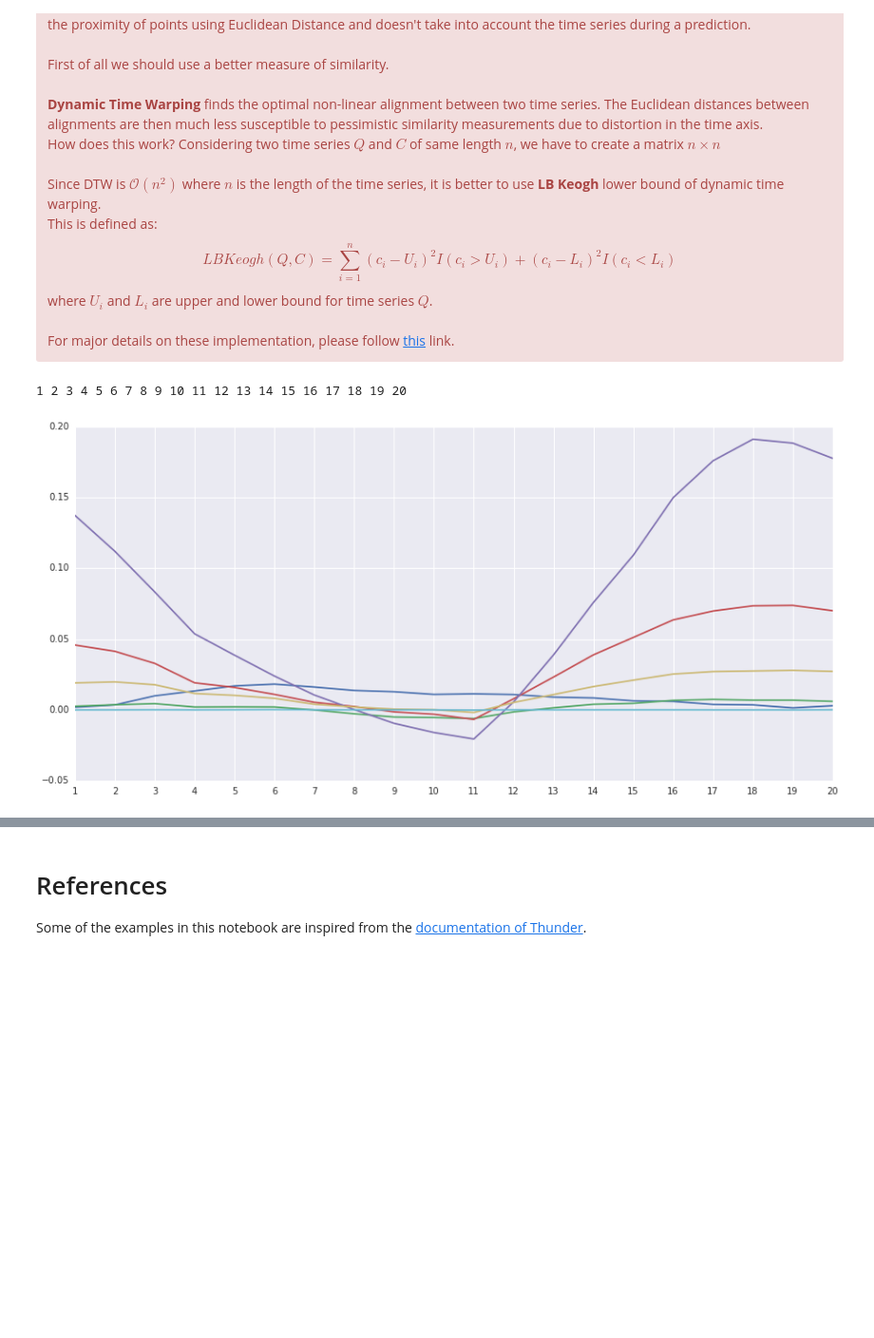
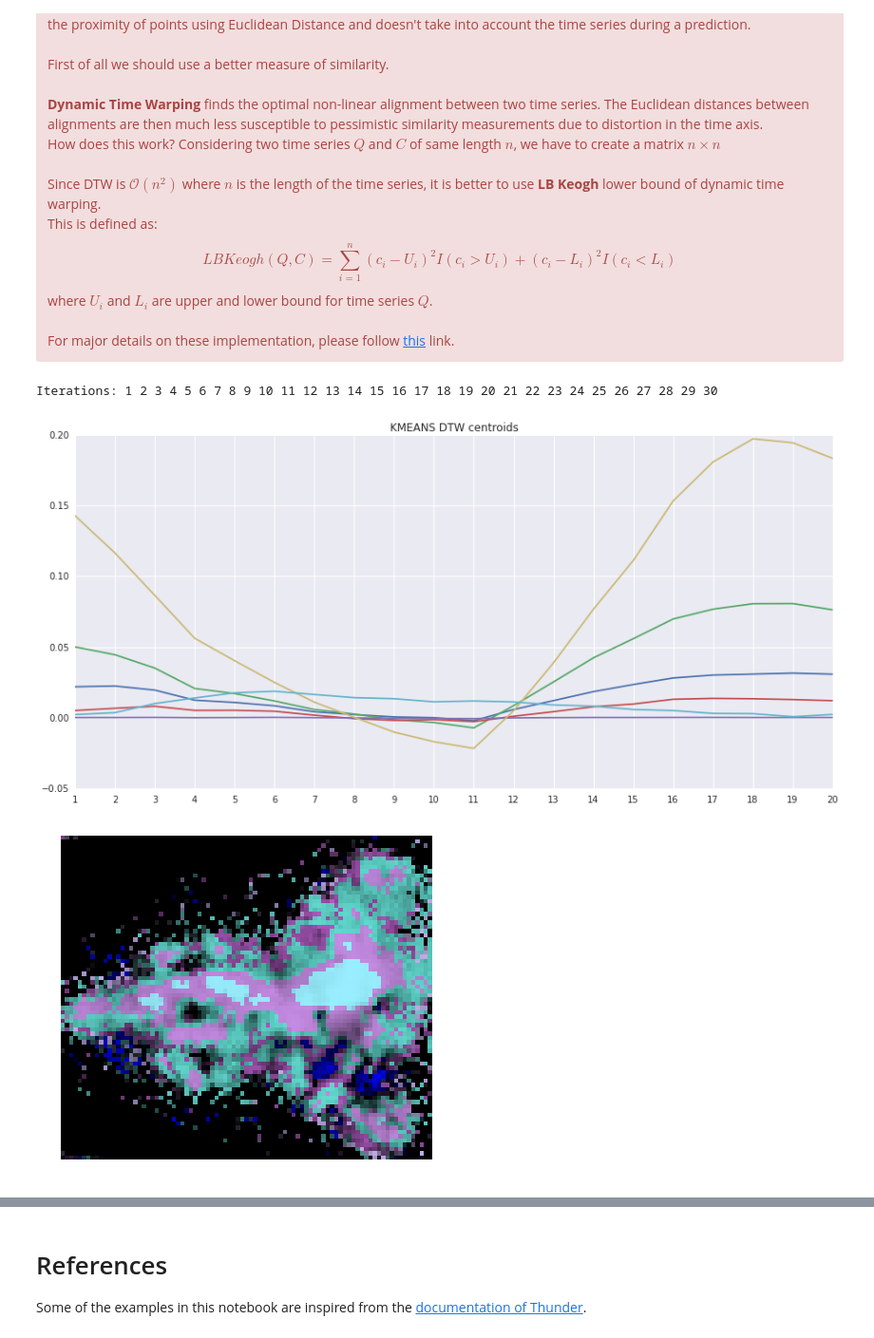
Before and after one commit to alegaballo/AML, a Jupyter notebook: [Lecture 11+12] Analyzing Neuroimaging Data with PySpark and Thunder.ipynb, the cells around one changed output, grey strips where cells are left out. Shown at 95% size. Saved outputs shown, nothing was run; the diff lists cells and outputs as text; code cells hidden in the pictures; blank space fills up the shorter version.

```diff
--- a/[Lecture 11+12] Analyzing Neuroimaging Data with PySpark and Thunder.ipynb
+++ b/[Lecture 11+12] Analyzing Neuroimaging Data with PySpark and Thunder.ipynb
@@ -1574,10 +1584,2 @@ def predict_time(centroids, x, w=5):
 # %%
 training_data = data.tordd().map(lambda x: np.array(x[1])).collect()
-# %%
-centroids = k_means_clust(training_data, 6, 20)
-# %% [output]
-1 2 3 4 5 6 7 8 9 10 11 12 13 14 15 16 17 18 19 20
-# %%
-plot_voxels(np.array(centroids).T)
-# %% [output]
-[figure, removed]
@@ -1585,0 +1586,13 @@ predictions = [predict_time(centroids, v) for v in training_data]
+# %%
+dtw_model = KMeansDTW().train(training_data, 6)
+dtw_imgs = []
+# %% [output]
+Iterations: 1 2 3 4 5 6 7 8 9 10 11 12 13 14 15 16 17 18 19 20 21 22 23 24 25 26 27 28 29 30
+# %%
+plot_voxels(dtw_model.centroids.T, title="KMEANS DTW centroids")
+predictions = np.reshape(dtw_model.predict(training_data),(2, 76, 87))
+dtw_sim = np.array([similarity(dtw_model.centroids, v) for v in training_data]).reshape((2, 76, 87))
+dtw_imgs.append(transform(newClrs, predictions[0, :, :], mask=dtw_sim[0, :, :]))
+# %% [output]
+[figure, added]
+[figure, added]
```
Also changed, not shown: parts of 6 cells of this notebook.
